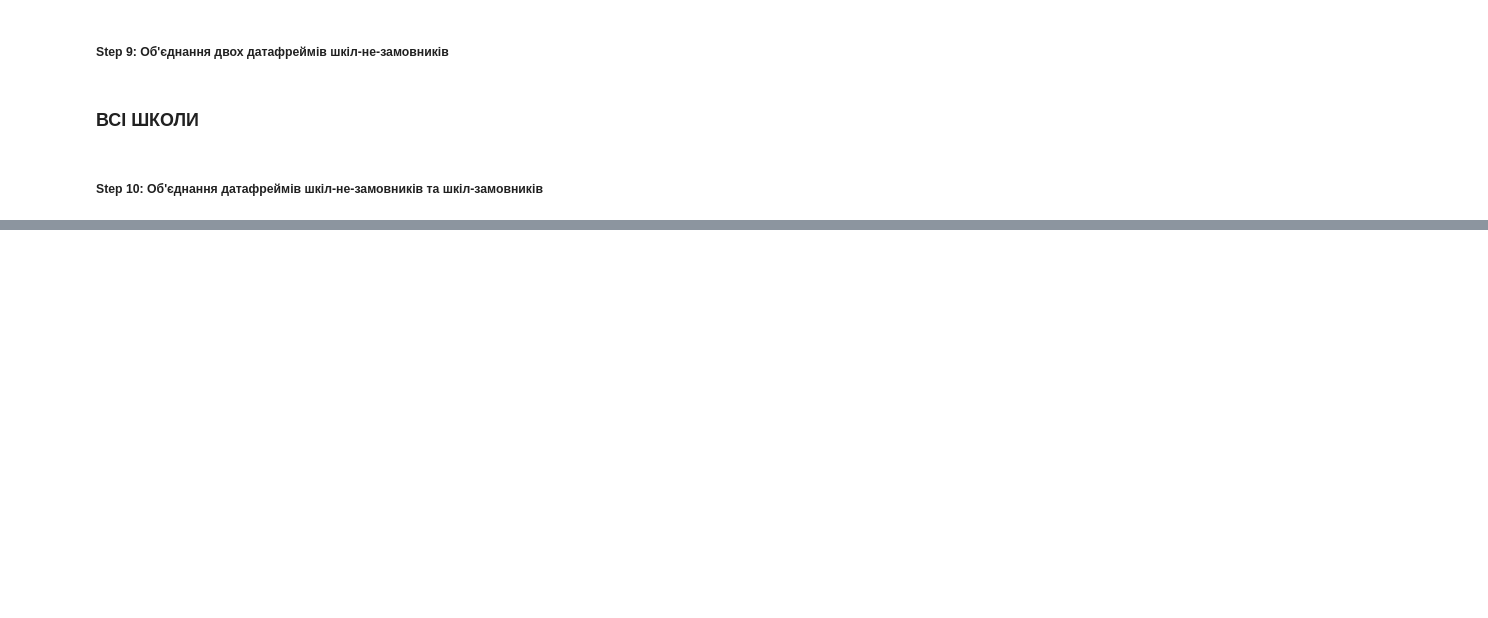
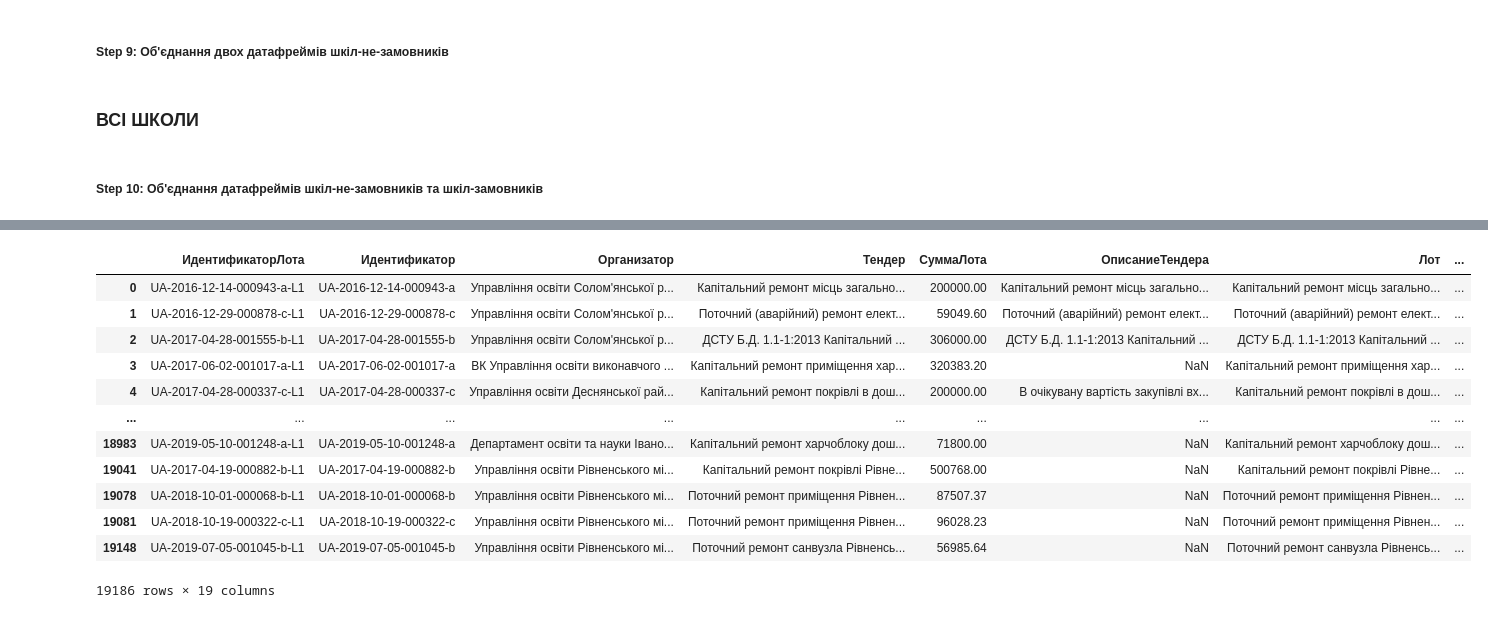
Before and after one commit to deaflynx/school-procurements, a Jupyter notebook: main.ipynb, the cells around one changed output, grey strips where cells are left out. Drawn from its saved outputs; the diff is of its cells as text; code cells hidden in the pictures; blank space fills up the shorter version.

```diff
--- a/main.ipynb
+++ b/main.ipynb
@@ -158,0 +479,4 @@ df_tenders.to_csv('result/df_tenders.csv', sep=';', index=False)
+# %%
+df_with_coordinates_full = pd.read_csv('data/coordinates/df_with_coordinates_full.csv', sep=';')
+# %%
+tenders_without_coordinates.drop(['Longitude', 'Latitude'], axis=1, inplace = True)
@@ -158,0 +488,10 @@ df_tenders.to_csv('result/df_tenders.csv', sep=';', index=False)
+# %%
+"""
+    tenders_not_by_schools - фінальна таблиця шкіл-не-замовників
+"""
+tenders_with_coordinates_2 = pd.merge(tenders_without_coordinates,
+                                  df_with_coordinates_full,
+                                  on='id',
+                                  how='left')
+# %%
+tenders_with_coordinates_full = pd.concat([tenders_with_coordinates_2, tenders_not_by_schools[tenders_not_by_schools.Latitude.notnull()]])
@@ -158,0 +513,16 @@ df_tenders.to_csv('result/df_tenders.csv', sep=';', index=False)
+# %%
+tenders_with_coordinates_full
+# %% [output]
+|  | ИдентификаторЛота | Идентификатор | Организатор | Тендер | СуммаЛота | ОписаниеТендера | Лот | ... |
+| 0 | UA-2016-12-14-000943-a-L1 | UA-2016-12-14-000943-a | Управління освіти Солом'янської р... | Капітальний ремонт місць загально... | 200000.00 | Капітальний ремонт місць загально... | Капітальний ремонт місць загально... | ... |
+| 1 | UA-2016-12-29-000878-c-L1 | UA-2016-12-29-000878-c | Управління освіти Солом'янської р... | Поточний (аварійний) ремонт елект... | 59049.60 | Поточний (аварійний) ремонт елект... | Поточний (аварійний) ремонт елект... | ... |
+| 2 | UA-2017-04-28-001555-b-L1 | UA-2017-04-28-001555-b | Управління освіти Солом'янської р... | ДСТУ Б.Д. 1.1-1:2013 Капітальний ... | 306000.00 | ДСТУ Б.Д. 1.1-1:2013 Капітальний ... | ДСТУ Б.Д. 1.1-1:2013 Капітальний ... | ... |
+| 3 | UA-2017-06-02-001017-a-L1 | UA-2017-06-02-001017-a | ВК Управління освіти виконавчого ... | Капітальний ремонт приміщення хар... | 320383.20 | NaN | Капітальний ремонт приміщення хар... | ... |
+| 4 | UA-2017-04-28-000337-c-L1 | UA-2017-04-28-000337-c | Управління освіти Деснянської рай... | Капітальний ремонт покрівлі в дош... | 200000.00 | В очікувану вартість закупівлі вх... | Капітальний ремонт покрівлі в дош... | ... |
+| ... | ... | ... | ... | ... | ... | ... | ... | ... |
+| 18983 | UA-2019-05-10-001248-a-L1 | UA-2019-05-10-001248-a | Департамент освіти та науки Івано... | Капітальний ремонт харчоблоку дош... | 71800.00 | NaN | Капітальний ремонт харчоблоку дош... | ... |
+| 19041 | UA-2017-04-19-000882-b-L1 | UA-2017-04-19-000882-b | Управління освіти Рівненського мі... | Капітальний ремонт покрівлі Рівне... | 500768.00 | NaN | Капітальний ремонт покрівлі Рівне... | ... |
+| 19078 | UA-2018-10-01-000068-b-L1 | UA-2018-10-01-000068-b | Управління освіти Рівненського мі... | Поточний ремонт приміщення Рівнен... | 87507.37 | NaN | Поточний ремонт приміщення Рівнен... | ... |
+| 19081 | UA-2018-10-19-000322-c-L1 | UA-2018-10-19-000322-c | Управління освіти Рівненського мі... | Поточний ремонт приміщення Рівнен... | 96028.23 | NaN | Поточний ремонт приміщення Рівнен... | ... |
+| 19148 | UA-2019-07-05-001045-b-L1 | UA-2019-07-05-001045-b | Управління освіти Рівненського мі... | Поточний ремонт санвузла Рівненсь... | 56985.64 | NaN | Поточний ремонт санвузла Рівненсь... | ... |
+19186 rows × 19 columns
```
Also changed, not shown: parts of 37 cells of this notebook, 3 other files.
